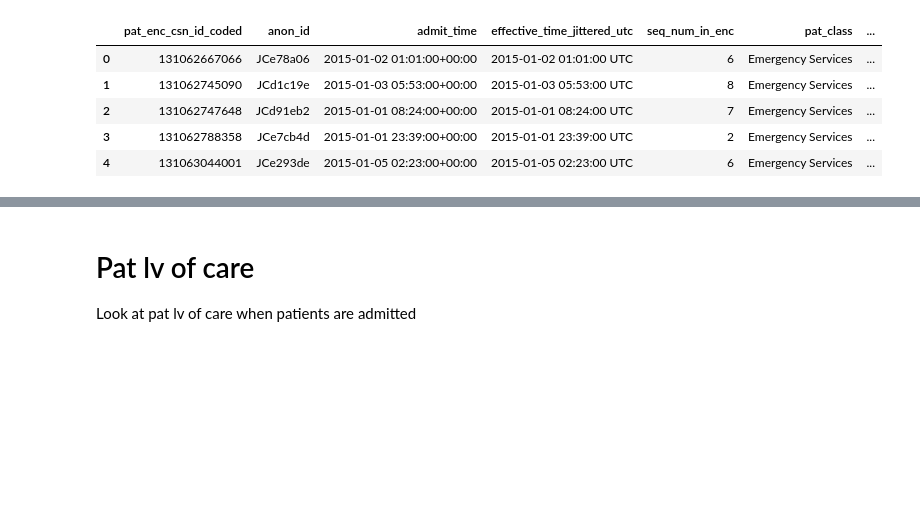
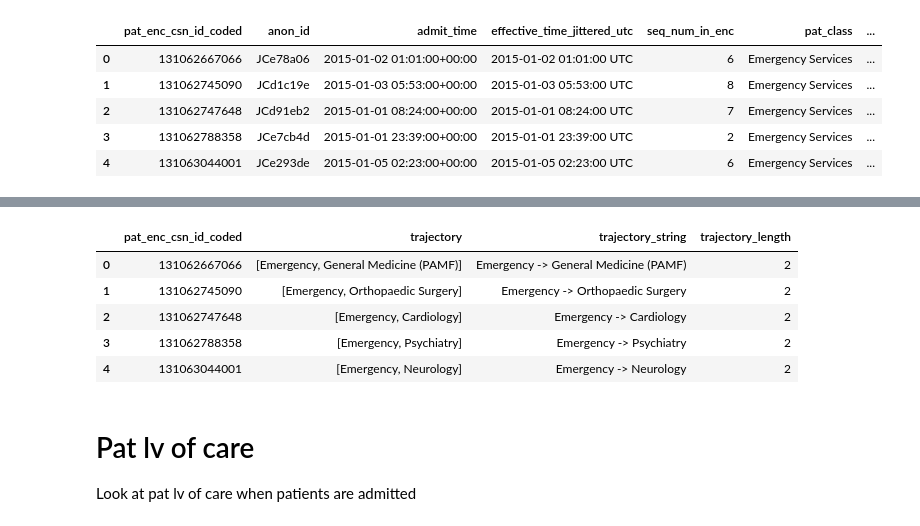
Before and after one commit to Minh084/TDA, a Jupyter notebook: 5_results_analysis/5.2_error_analysis.ipynb, the cells around one changed output, grey strips where cells are left out. Drawn from its saved outputs; the diff is of its cells as text; code cells hidden in the pictures; blank space fills up the shorter version.

```diff
--- a/5_results_analysis/5.2_error_analysis.ipynb
+++ b/5_results_analysis/5.2_error_analysis.ipynb
@@ -314,0 +338,7 @@ last_emerg_save.to_csv(savefile)
+# %%
+# get the trajectory of pat_service before admit and count the number of changes that occur
+
+# get the trajectory for each csn
+trajectory = change_care[['pat_enc_csn_id_coded', 'pat_service']].groupby('pat_enc_csn_id_coded')['pat_service'].apply(list).reset_index(name='trajectory')
+
+view_df(trajectory)
@@ -314,0 +352,13 @@ last_emerg_save.to_csv(savefile)
+# %%
+# add a trajectory string column and also trajectory count
+trajectory['trajectory_string'] = [' -> '.join(map(str, l)) for l in trajectory['trajectory']]
+trajectory['trajectory_length'] = trajectory['trajectory'].str.len()
+
+view_df(trajectory)
+# %% [output]
+|  | pat_enc_csn_id_coded | trajectory | trajectory_string | trajectory_length |
+| 0 | 131062667066 | [Emergency, General Medicine (PAMF)] | Emergency -> General Medicine (PAMF) | 2 |
+| 1 | 131062745090 | [Emergency, Orthopaedic Surgery] | Emergency -> Orthopaedic Surgery | 2 |
+| 2 | 131062747648 | [Emergency, Cardiology] | Emergency -> Cardiology | 2 |
+| 3 | 131062788358 | [Emergency, Psychiatry] | Emergency -> Psychiatry | 2 |
+| 4 | 131063044001 | [Emergency, Neurology] | Emergency -> Neurology | 2 |
```
Also changed, not shown: parts of 7 cells of this notebook.
